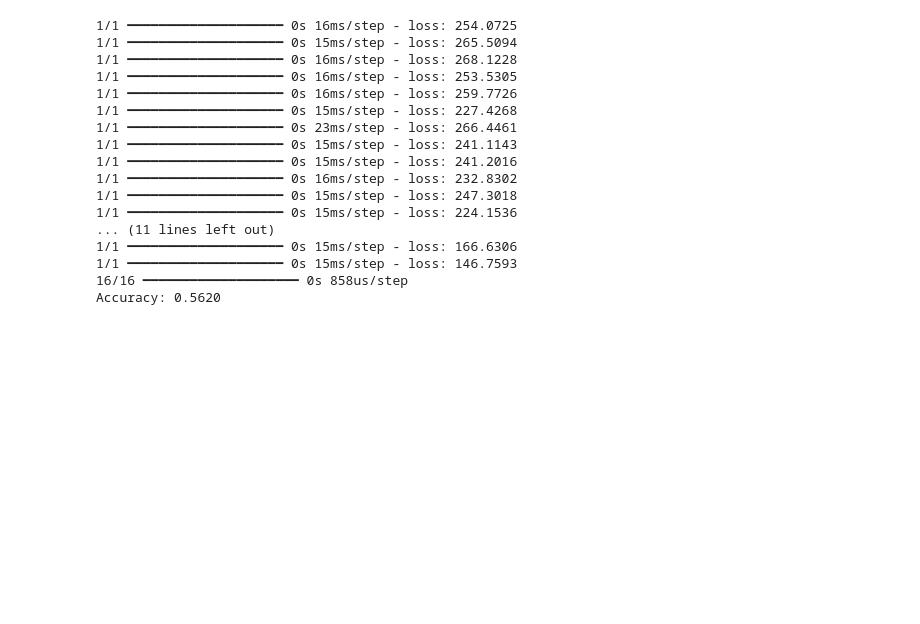
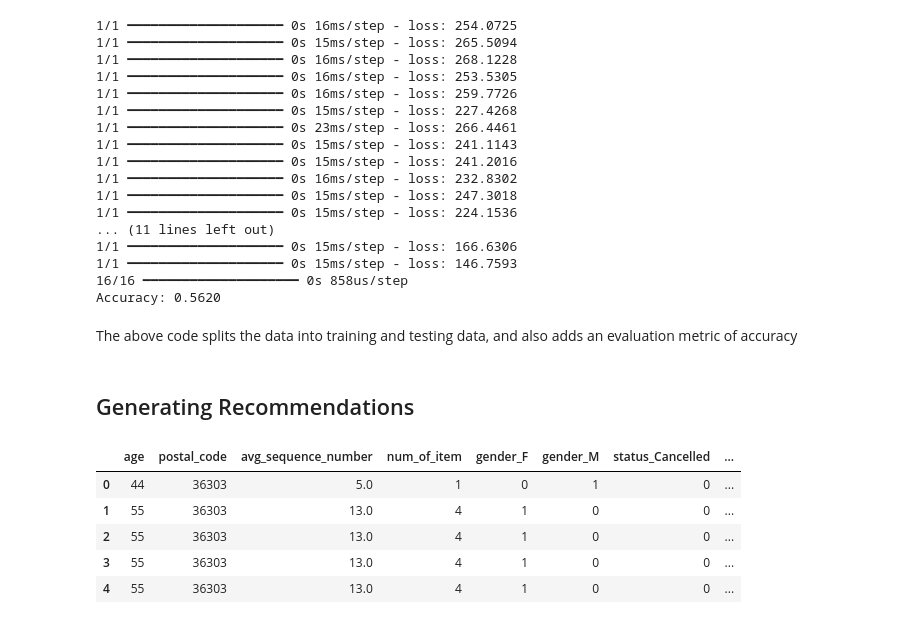
Before and after one commit to ardahk/amex, a Jupyter notebook: two-tower/Generating Recommendations.ipynb, the cells around one changed output. Drawn from its saved outputs; the diff is of its cells as text; code cells hidden in the pictures; blank space fills up the shorter version.

```diff
--- a/two-tower/Generating Recommendations.ipynb
+++ b/two-tower/Generating Recommendations.ipynb
@@ -158,3 +156,16 @@ create_labels_and_train(users_final, products_final, model, batch_size, num_epoc
 1/1 ━━━━━━━━━━━━━━━━━━━━ 0s 15ms/step - loss: 146.7593
 16/16 ━━━━━━━━━━━━━━━━━━━━ 0s 858us/step
 Accuracy: 0.5620
+# %% [markdown]
+The above code splits the data into training and testing data, and also adds an evaluation metric of accuracy
+# %% [markdown]
+## Generating Recommendations
+# %%
+users_final.head()
+# %% [output]
+|  | age | postal_code | avg_sequence_number | num_of_item | gender_F | gender_M | status_Cancelled | ... |
+| 0 | 44 | 36303 | 5.0 | 1 | 0 | 1 | 0 | ... |
+| 1 | 55 | 36303 | 13.0 | 4 | 1 | 0 | 0 | ... |
+| 2 | 55 | 36303 | 13.0 | 4 | 1 | 0 | 0 | ... |
+| 3 | 55 | 36303 | 13.0 | 4 | 1 | 0 | 0 | ... |
+| 4 | 55 | 36303 | 13.0 | 4 | 1 | 0 | 0 | ... |
```
Also changed, not shown: parts of 2 cells of this notebook.
